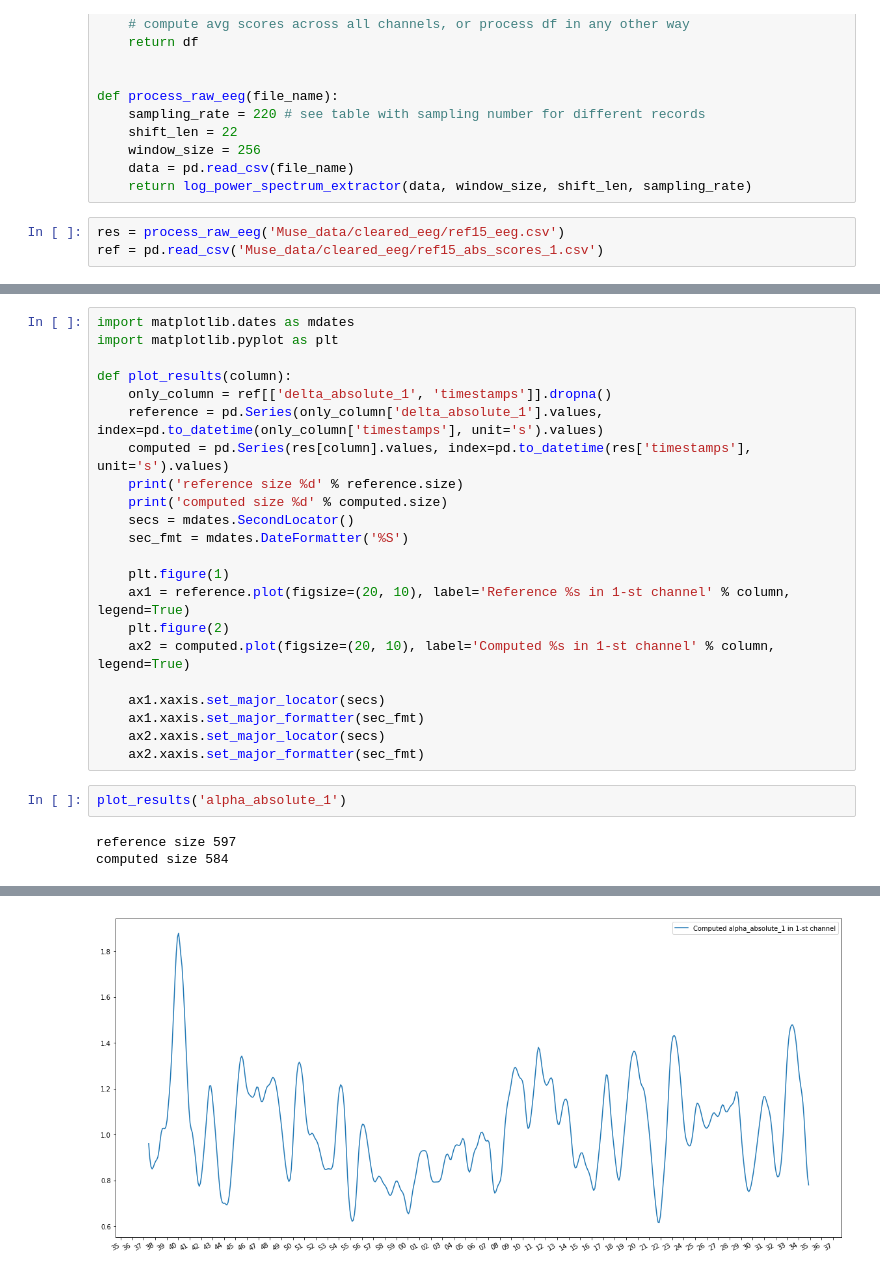
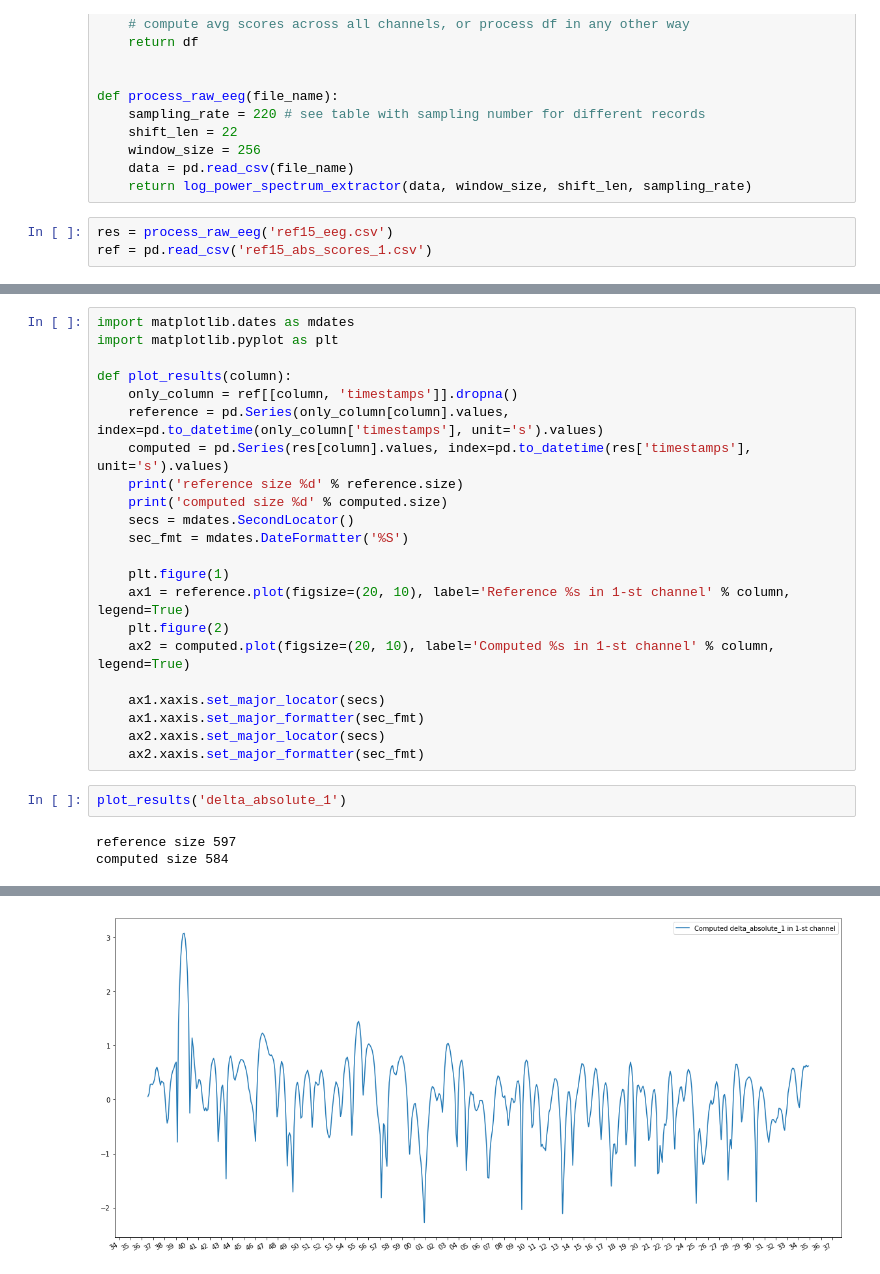
Before and after one commit to ehborisov/muse_raw_data_transformation, a Jupyter notebook: Muse data.ipynb, the cells around one changed output, grey strips where cells are left out. Cells and saved outputs as stored; diff of their text form.

Commit message:
fix plot function

```diff
--- a/Muse data.ipynb
+++ b/Muse data.ipynb
@@ -52,8 +52,8 @@ def process_raw_eeg(file_name):
     data = pd.read_csv(file_name)
     return log_power_spectrum_extractor(data, window_size, shift_len, sampling_rate)
 # %%
-res = process_raw_eeg('Muse_data/cleared_eeg/ref15_eeg.csv')
-ref = pd.read_csv('Muse_data/cleared_eeg/ref15_abs_scores_1.csv')
+res = process_raw_eeg('ref15_eeg.csv')
+ref = pd.read_csv('ref15_abs_scores_1.csv')
 # %%
 res.head()
 # %% [output]
@@ -69,8 +69,8 @@ import matplotlib.dates as mdates
 import matplotlib.pyplot as plt
 
 def plot_results(column):
-    only_column = ref[['delta_absolute_1', 'timestamps']].dropna()
-    reference = pd.Series(only_column['delta_absolute_1'].values, index=pd.to_datetime(only_column['timestamps'], unit='s').values)
+    only_column = ref[[column, 'timestamps']].dropna()
+    reference = pd.Series(only_column[column].values, index=pd.to_datetime(only_column['timestamps'], unit='s').values)
     computed = pd.Series(res[column].values, index=pd.to_datetime(res['timestamps'], unit='s').values)
     print('reference size %d' % reference.size)
     print('computed size %d' % computed.size)
@@ -87,9 +87,9 @@ def plot_results(column):
     ax2.xaxis.set_major_locator(secs)
     ax2.xaxis.set_major_formatter(sec_fmt)
 # %%
-plot_results('alpha_absolute_1')
+plot_results('delta_absolute_1')
 # %% [output]
 reference size 597
 computed size 584
 [figure]
-[figure, old version]
+[figure, new version]
```
Also changed, not shown: parts of 1 cell of this notebook.
